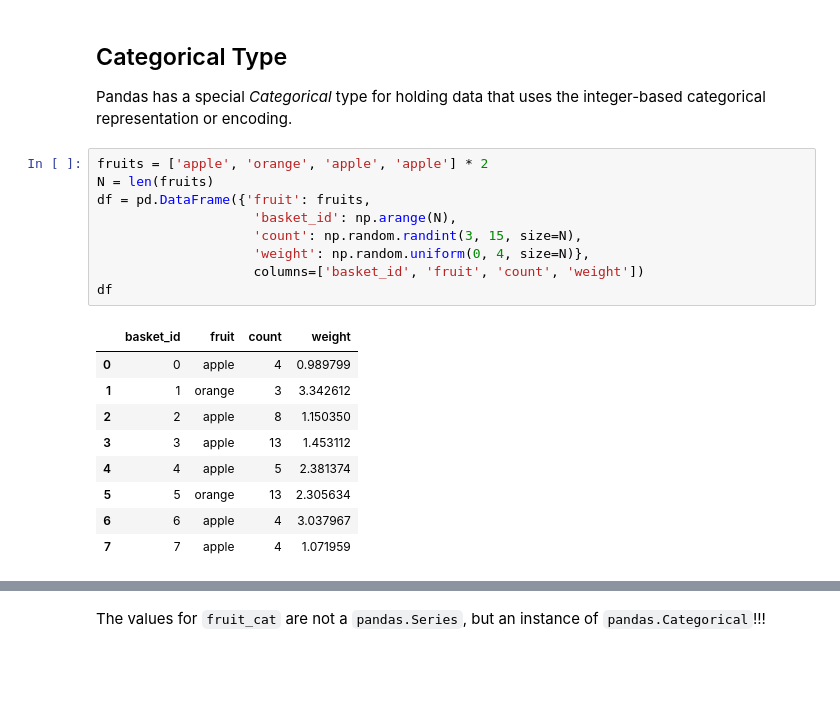
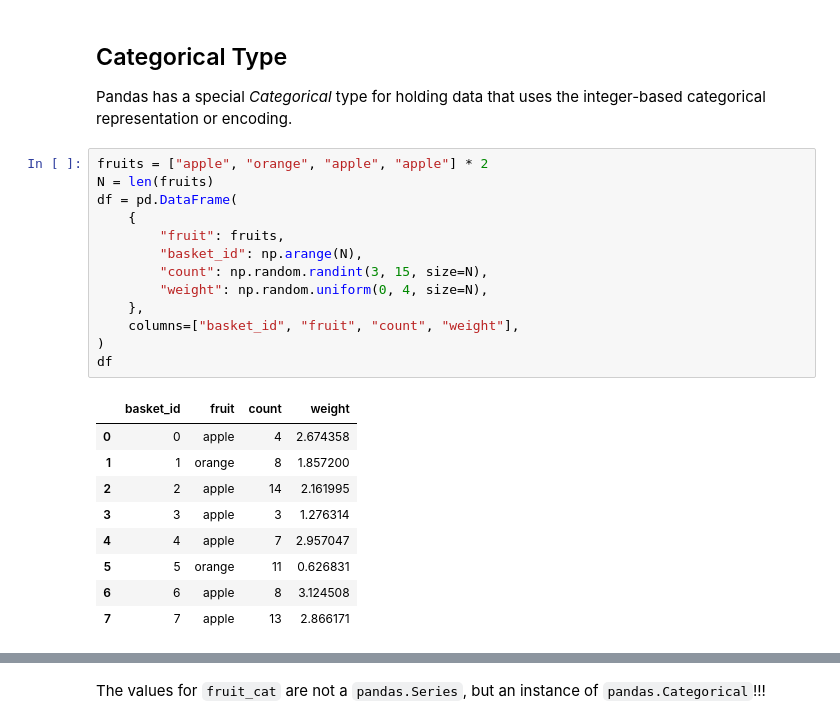
Before and after one commit to harshcurious/Some-ML-concepts, a Jupyter notebook: advanced-pandas.ipynb, the cells around one changed output, grey strips where cells are left out. Drawn from its saved outputs; the diff is of its cells as text; blank space fills up the shorter version.

```diff
--- a/advanced-pandas.ipynb
+++ b/advanced-pandas.ipynb
@@ -171,22 +174,26 @@ indexer = np.arange(10000)
 
 Pandas has a special *Categorical* type for holding data that uses the integer-based categorical representation or encoding.
 # %%
-fruits = ['apple', 'orange', 'apple', 'apple'] * 2
+fruits = ["apple", "orange", "apple", "apple"] * 2
 N = len(fruits)
-df = pd.DataFrame({'fruit': fruits,
-                    'basket_id': np.arange(N),
-                    'count': np.random.randint(3, 15, size=N),
-                    'weight': np.random.uniform(0, 4, size=N)},
-                    columns=['basket_id', 'fruit', 'count', 'weight'])
+df = pd.DataFrame(
+    {
+        "fruit": fruits,
+        "basket_id": np.arange(N),
+        "count": np.random.randint(3, 15, size=N),
+        "weight": np.random.uniform(0, 4, size=N),
+    },
+    columns=["basket_id", "fruit", "count", "weight"],
+)
 df
 # %% [output]
 |  | basket_id | fruit | count | weight |
-| 0 | 0 | apple | 4 | 0.989799 |
-| 1 | 1 | orange | 3 | 3.342612 |
-| 2 | 2 | apple | 8 | 1.150350 |
-| 3 | 3 | apple | 13 | 1.453112 |
-| 4 | 4 | apple | 5 | 2.381374 |
-| 5 | 5 | orange | 13 | 2.305634 |
-| 6 | 6 | apple | 4 | 3.037967 |
-| 7 | 7 | apple | 4 | 1.071959 |
+| 0 | 0 | apple | 4 | 2.674358 |
+| 1 | 1 | orange | 8 | 1.857200 |
+| 2 | 2 | apple | 14 | 2.161995 |
+| 3 | 3 | apple | 3 | 1.276314 |
+| 4 | 4 | apple | 7 | 2.957047 |
+| 5 | 5 | orange | 11 | 0.626831 |
+| 6 | 6 | apple | 8 | 3.124508 |
+| 7 | 7 | apple | 13 | 2.866171 |
 [interactive output not drawn]
```
Also changed, not shown: parts of 45 cells of this notebook.
